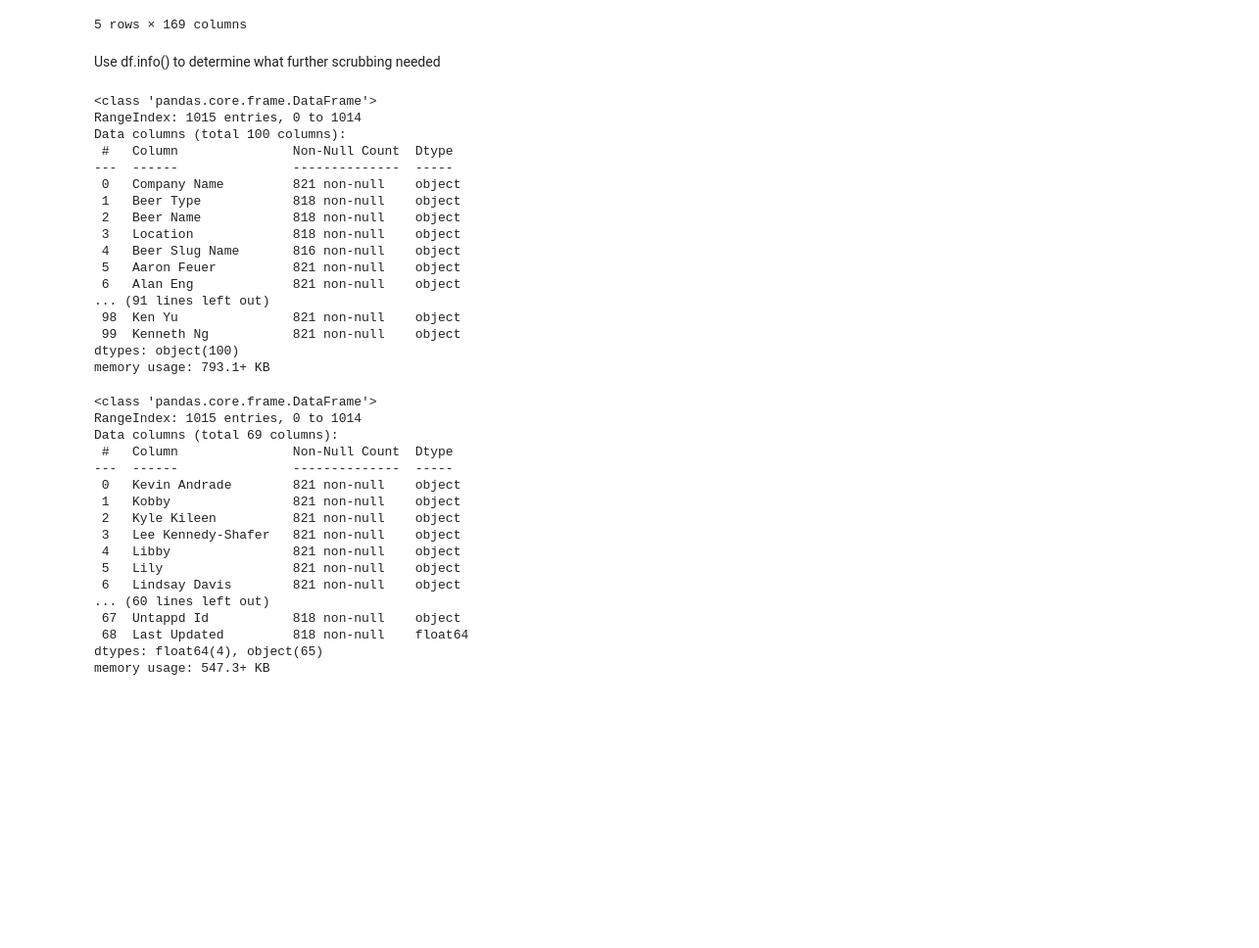
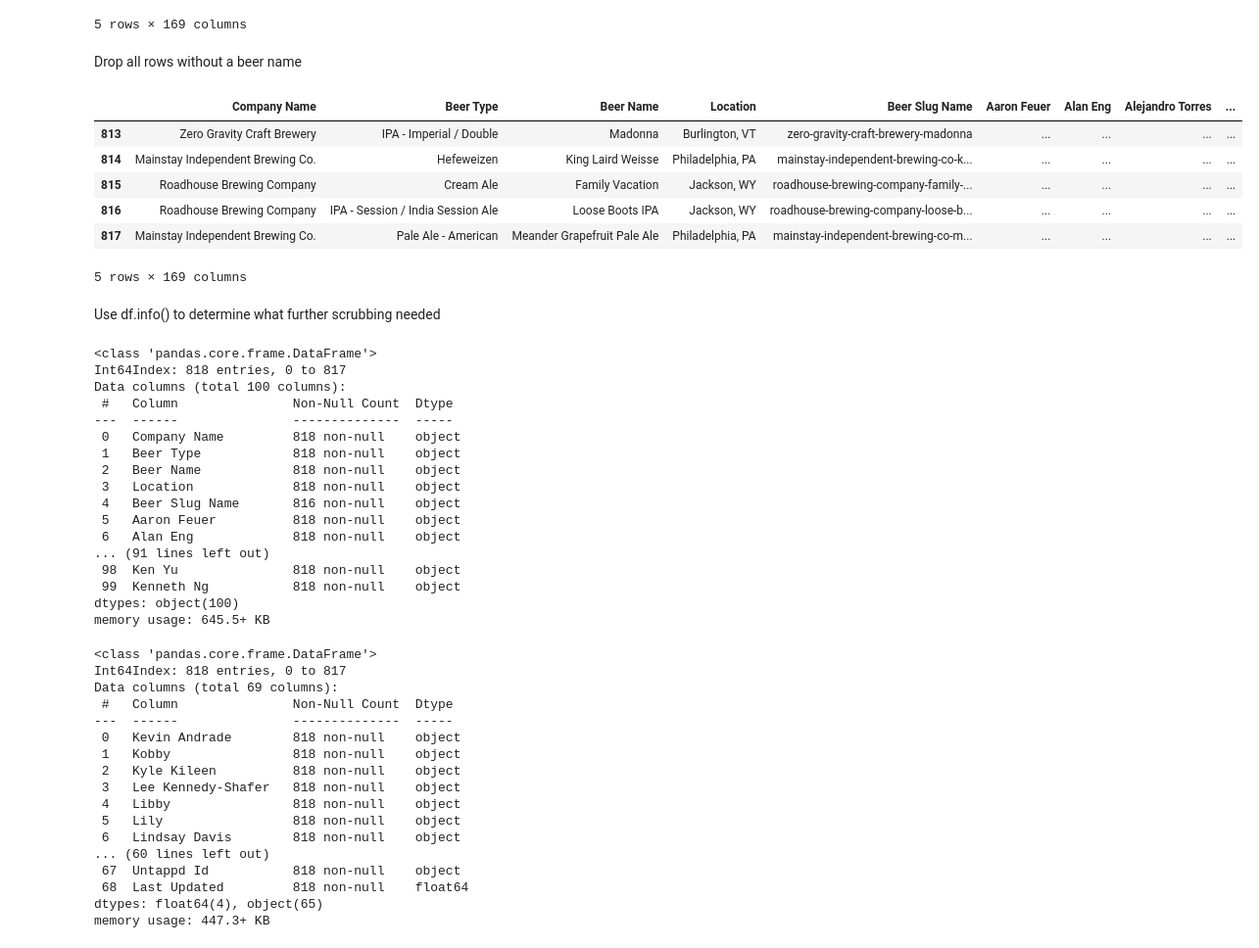
Before and after one commit to blantj/beer_tasting_recommender_system, a Jupyter notebook: Modeling.ipynb, the cells around one changed output. Shown at 98% size. Saved outputs shown, nothing was run; the diff lists cells and outputs as text; code cells hidden in the pictures; blank space fills up the shorter version.

```diff
--- a/Modeling.ipynb
+++ b/Modeling.ipynb
@@ -34,45 +34,58 @@ df.head()
 | 3 | Victory Brewing Company | Pilsner - German | Prima Pils | Downingtown, PA | victory-brewing-company-prima-pils | ... | ... | ... | ... |
 | 4 | Victory Brewing Company | Golden Ale | Summer Love | Downingtown, PA | victory-brewing-company-summer-love | ... | ... | ... | ... |
 5 rows × 169 columns
+# %% [markdown]
+Drop all rows without a beer name
+# %%
+df = df[df['Untappd Id'].notna()]
+df.tail()
+# %% [output]
+|  | Company Name | Beer Type | Beer Name | Location | Beer Slug Name | Aaron Feuer | Alan Eng | Alejandro Torres | ... |
+| 813 | Zero Gravity Craft Brewery | IPA - Imperial / Double | Madonna | Burlington, VT | zero-gravity-craft-brewery-madonna | ... | ... | ... | ... |
+| 814 | Mainstay Independent Brewing Co. | Hefeweizen | King Laird Weisse | Philadelphia, PA | mainstay-independent-brewing-co-k... | ... | ... | ... | ... |
+| 815 | Roadhouse Brewing Company | Cream Ale | Family Vacation | Jackson, WY | roadhouse-brewing-company-family-... | ... | ... | ... | ... |
+| 816 | Roadhouse Brewing Company | IPA - Session / India Session Ale | Loose Boots IPA | Jackson, WY | roadhouse-brewing-company-loose-b... | ... | ... | ... | ... |
+| 817 | Mainstay Independent Brewing Co. | Pale Ale - American | Meander Grapefruit Pale Ale | Philadelphia, PA | mainstay-independent-brewing-co-m... | ... | ... | ... | ... |
+5 rows × 169 columns
 # %% [markdown]
 Use df.info() to determine what further scrubbing needed
 # %%
 df.iloc[:, 0:100].info()
 # %% [output]
 <class 'pandas.core.frame.DataFrame'>
-RangeIndex: 1015 entries, 0 to 1014
+Int64Index: 818 entries, 0 to 817
 Data columns (total 100 columns):
  #   Column               Non-Null Count  Dtype
 ---  ------               --------------  -----
- 0   Company Name         821 non-null    object
+ 0   Company Name         818 non-null    object
  1   Beer Type            818 non-null    object
  2   Beer Name            818 non-null    object
  3   Location             818 non-null    object
  4   Beer Slug Name       816 non-null    object
- 5   Aaron Feuer          821 non-null    object
- 6   Alan Eng             821 non-null    object
+ 5   Aaron Feuer          818 non-null    object
+ 6   Alan Eng             818 non-null    object
 ... (91 lines left out)
- 98  Ken Yu               821 non-null    object
- 99  Kenneth Ng           821 non-null    object
+ 98  Ken Yu               818 non-null    object
+ 99  Kenneth Ng           818 non-null    object
 dtypes: object(100)
-memory usage: 793.1+ KB
+memory usage: 645.5+ KB
 # %%
 df.iloc[:, 100:].info()
 # %% [output]
 <class 'pandas.core.frame.DataFrame'>
-RangeIndex: 1015 entries, 0 to 1014
+Int64Index: 818 entries, 0 to 817
 Data columns (total 69 columns):
  #   Column               Non-Null Count  Dtype
 ---  ------               --------------  -----
- 0   Kevin Andrade        821 non-null    object
- 1   Kobby                821 non-null    object
- 2   Kyle Kileen          821 non-null    object
- 3   Lee Kennedy-Shafer   821 non-null    object
- 4   Libby                821 non-null    object
- 5   Lily                 821 non-null    object
- 6   Lindsay Davis        821 non-null    object
+ 0   Kevin Andrade        818 non-null    object
+ 1   Kobby                818 non-null    object
+ 2   Kyle Kileen          818 non-null    object
+ 3   Lee Kennedy-Shafer   818 non-null    object
+ 4   Libby                818 non-null    object
+ 5   Lily                 818 non-null    object
+ 6   Lindsay Davis        818 non-null    object
 ... (60 lines left out)
  67  Untappd Id           818 non-null    object
  68  Last Updated         818 non-null    float64
 dtypes: float64(4), object(65)
-memory usage: 547.3+ KB
+memory usage: 447.3+ KB
```
Also changed, not shown: parts of 7 cells of this notebook, 1 other file.
